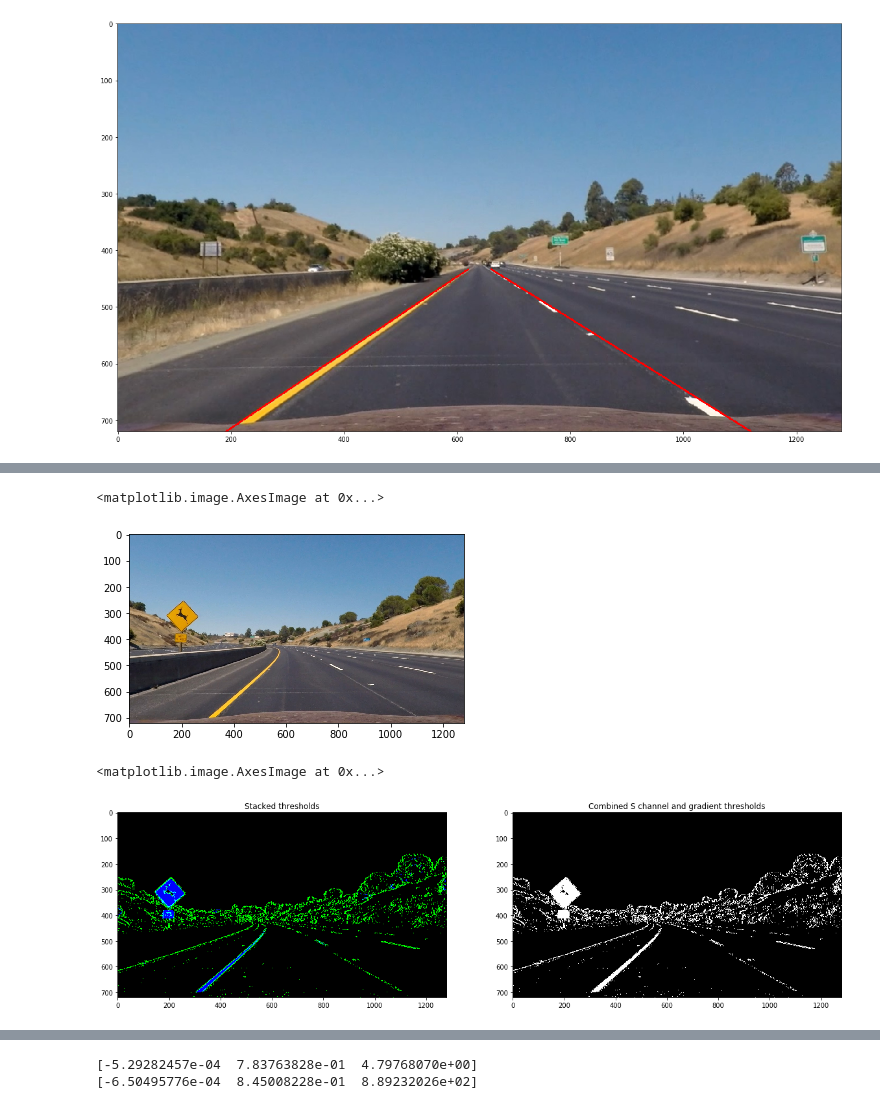
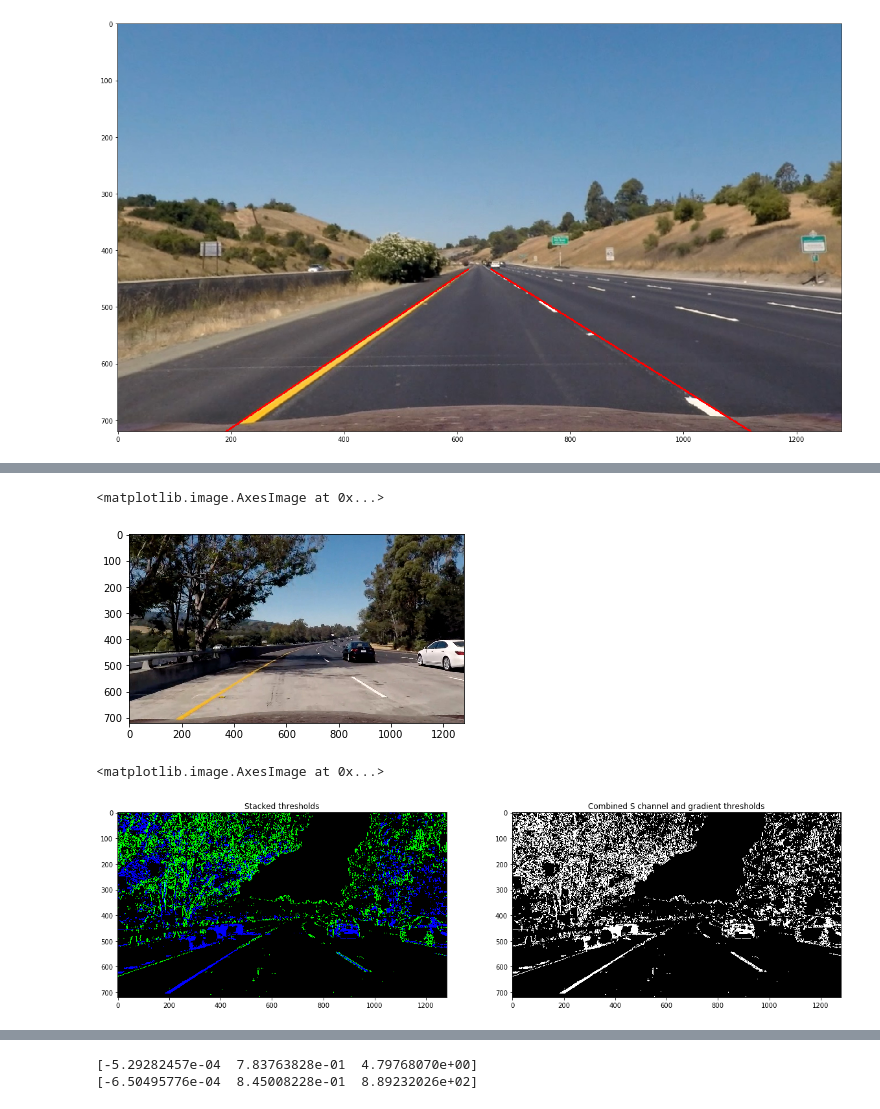
Before and after one commit to rknuffman/CarND-Advanced-Lane-Lines, a Jupyter notebook: Exploratory.ipynb, the cells around one changed output, grey strips where cells are left out. Cells and saved outputs as stored; diff of their text form; code cells hidden in the pictures.

```diff
--- a/Exploratory.ipynb
+++ b/Exploratory.ipynb
@@ -335,12 +335,12 @@ plt.imshow(warped[:,:,::-1])
 # %%
 # curved lines
 # %%
-img = cv2.imread('test_images/test2.jpg')
+img = cv2.imread('test_images/test5.jpg')
 undst = cv2.undistort(img, mtx, dist, None, mtx)
 plt.imshow(undst[:,:,::-1])
 # %% [output]
 <matplotlib.image.AxesImage at 0x...>
-[figure, old version]
+[figure, new version]
 # %%
 # Convert to HLS color space and separate the S channel
 # Note: img is the undistorted image
@@ -386,7 +386,7 @@ ax2.set_title('Combined S channel and gradient thresholds')
 ax2.imshow(combined_binary, cmap='gray')
 # %% [output]
 <matplotlib.image.AxesImage at 0x...>
-[figure, old version]
+[figure, new version]
 # %%
 warped = cv2.warpPerspective(combined_binary, M, (1280, 720))
 plt.figure(figsize=(10,10))
```
Also changed, not shown: parts of 9 cells of this notebook.
